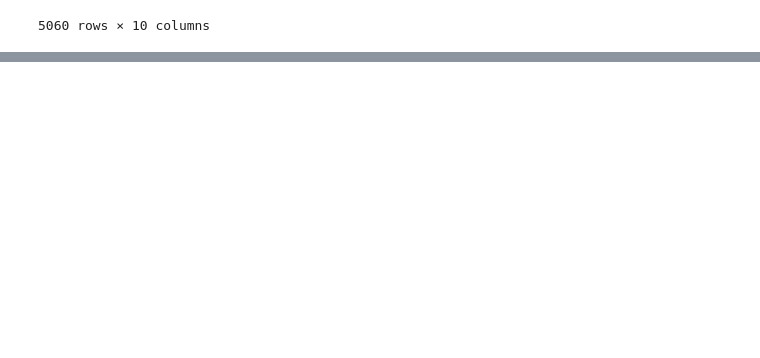
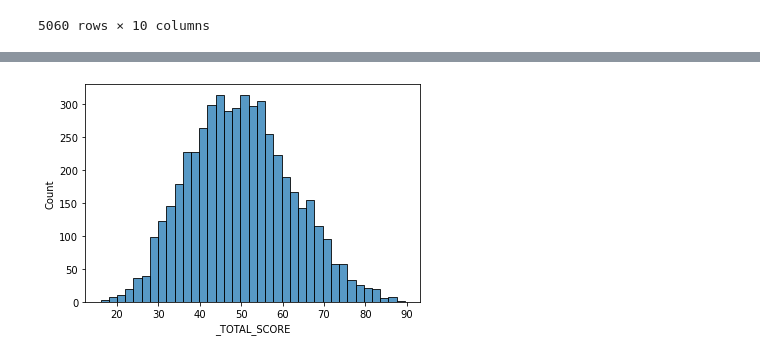
Before and after one commit to onemarcos/Tera-Jupyter-Notebook, a Jupyter notebook: Desafio Inferência/Desafio Inferência.ipynb, the cells around one changed output, grey strips where cells are left out. Cells and saved outputs as stored; diff of their text form; code cells hidden in the pictures; blank space fills up the shorter version.

```diff
--- a/Desafio Inferência/Desafio Inferência.ipynb
+++ b/Desafio Inferência/Desafio Inferência.ipynb
@@ -225,3 +202,8 @@ df_clean.describe()
 | 50% | 5.000000 | 2.588240 | 4.430397 | 4.833553 | 6.234319 | 6.414811 | 6.864138 | ... |
 | 75% | 5.000000 | 5.000000 | 7.270784 | 7.650807 | 9.253265 | 8.997076 | 9.454234 | ... |
 | max | 5.000000 | 5.000000 | 10.000000 | 10.000000 | 10.000000 | 10.000000 | 10.000000 | ... |
+# %%
+sns.histplot(df_clean['_TOTAL_SCORE'])
+plt.show()
+# %% [output]
+[figure, added]
```
Also changed, not shown: parts of 8 cells of this notebook.
